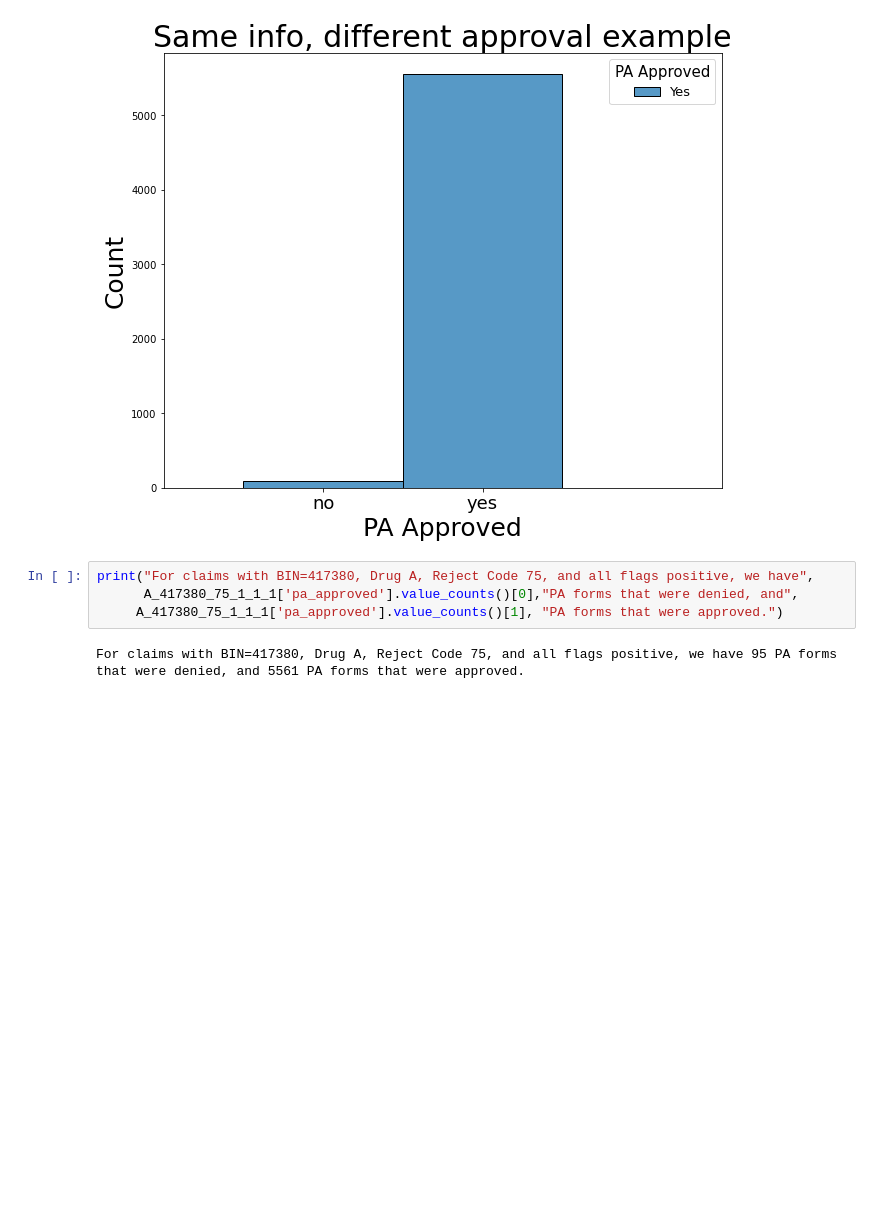
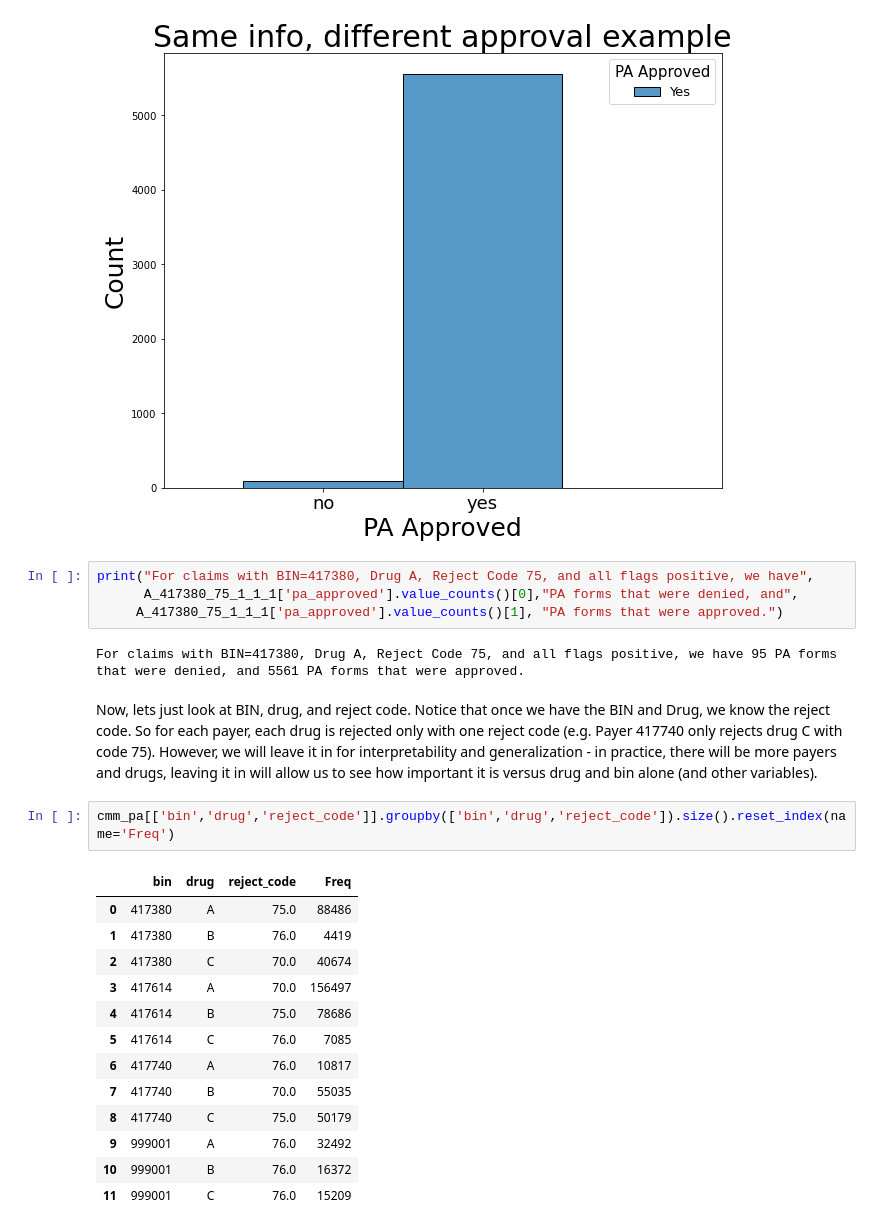
Before and after one commit to sanalsprasad/ErdosProject, a Jupyter notebook: Data_exploration.ipynb, the cells around one changed output. Cells and saved outputs as stored; diff of their text form; blank space fills up the shorter version.

Commit message:
Added discussion on BIN,Drug dictating reject_code

```diff
--- a/Data_exploration.ipynb
+++ b/Data_exploration.ipynb
@@ -233,3 +233,21 @@ print("For claims with BIN=417380, Drug A, Reject Code 75, and all flags positiv
      A_417380_75_1_1_1['pa_approved'].value_counts()[1], "PA forms that were approved.")
 # %% [output]
 For claims with BIN=417380, Drug A, Reject Code 75, and all flags positive, we have 95 PA forms that were denied, and 5561 PA forms that were approved.
+# %% [markdown]
+Now, lets just look at BIN, drug, and reject code. Notice that once we have the BIN and Drug, we know the reject code. So for each payer, each drug is rejected only with one reject code (e.g. Payer 417740 only rejects drug C with code 75). However, we will leave it in for interpretability and generalization - in practice, there will be more payers and drugs, leaving it in will allow us to see how important it is versus drug and bin alone (and other variables).
+# %%
+cmm_pa[['bin','drug','reject_code']].groupby(['bin','drug','reject_code']).size().reset_index(name='Freq')
+# %% [output]
+|  | bin | drug | reject_code | Freq |
+| 0 | 417380 | A | 75.0 | 88486 |
+| 1 | 417380 | B | 76.0 | 4419 |
+| 2 | 417380 | C | 70.0 | 40674 |
+| 3 | 417614 | A | 70.0 | 156497 |
+| 4 | 417614 | B | 75.0 | 78686 |
+| 5 | 417614 | C | 76.0 | 7085 |
+| 6 | 417740 | A | 76.0 | 10817 |
+| 7 | 417740 | B | 70.0 | 55035 |
+| 8 | 417740 | C | 75.0 | 50179 |
+| 9 | 999001 | A | 76.0 | 32492 |
+| 10 | 999001 | B | 76.0 | 16372 |
+| 11 | 999001 | C | 76.0 | 15209 |
```
Also changed, not shown: parts of 2 cells of this notebook.
